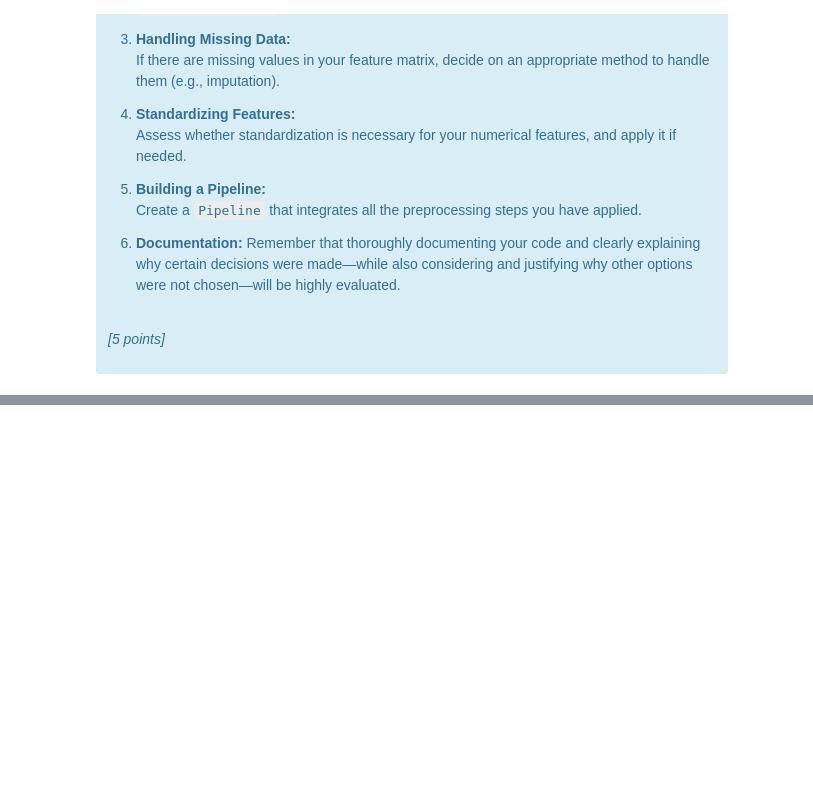
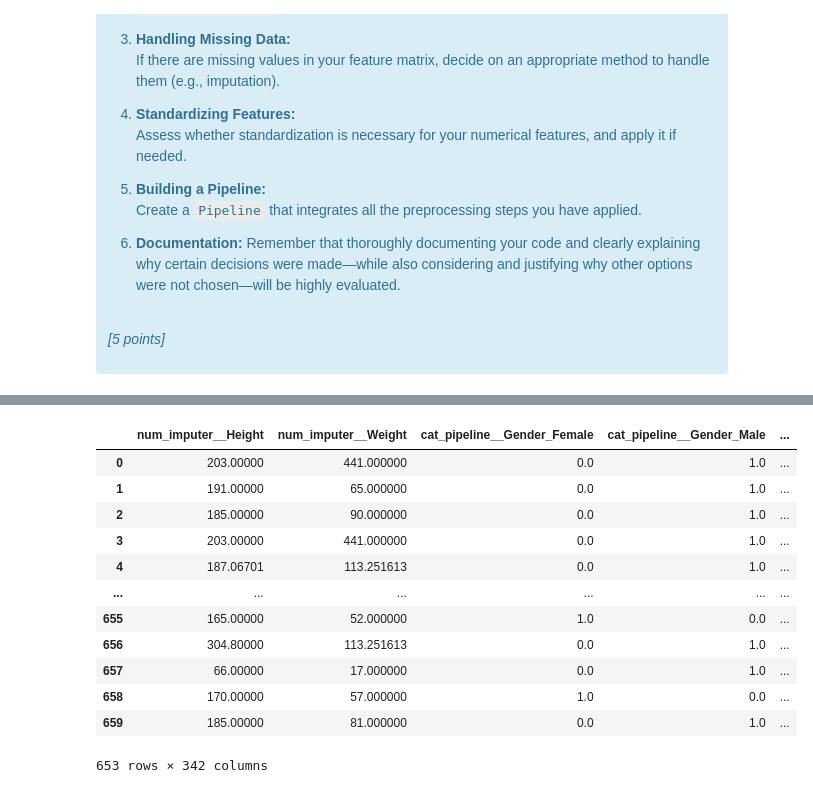
Before and after one commit to Ricksuarez29/Assignments_AI, a Jupyter notebook: A1.ipynb, the cells around one changed output, grey strips where cells are left out. Saved outputs shown, nothing was run; the diff lists cells and outputs as text; code cells hidden in the pictures; blank space fills up the shorter version.

```diff
--- a/A1.ipynb
+++ b/A1.ipynb
@@ -386,3 +476,20 @@ X_encoded.head(5)
+# %%
+X_encoded= columntransformer_pipeline.fit_transform(X)
+X_encoded
+# %% [output]
+|  | num_imputer__Height | num_imputer__Weight | cat_pipeline__Gender_Female | cat_pipeline__Gender_Male | ... |
+| 0 | 203.00000 | 441.000000 | 0.0 | 1.0 | ... |
+| 1 | 191.00000 | 65.000000 | 0.0 | 1.0 | ... |
+| 2 | 185.00000 | 90.000000 | 0.0 | 1.0 | ... |
+| 3 | 203.00000 | 441.000000 | 0.0 | 1.0 | ... |
+| 4 | 187.06701 | 113.251613 | 0.0 | 1.0 | ... |
+| ... | ... | ... | ... | ... | ... |
+| 655 | 165.00000 | 52.000000 | 1.0 | 0.0 | ... |
+| 656 | 304.80000 | 113.251613 | 0.0 | 1.0 | ... |
+| 657 | 66.00000 | 17.000000 | 0.0 | 1.0 | ... |
+| 658 | 170.00000 | 57.000000 | 1.0 | 0.0 | ... |
+| 659 | 185.00000 | 81.000000 | 0.0 | 1.0 | ... |
+653 rows × 342 columns
 # %%
 from sklearn.preprocessing import StandardScaler
 scaler = StandardScaler()
```
Also changed, not shown: parts of 24 cells of this notebook.
